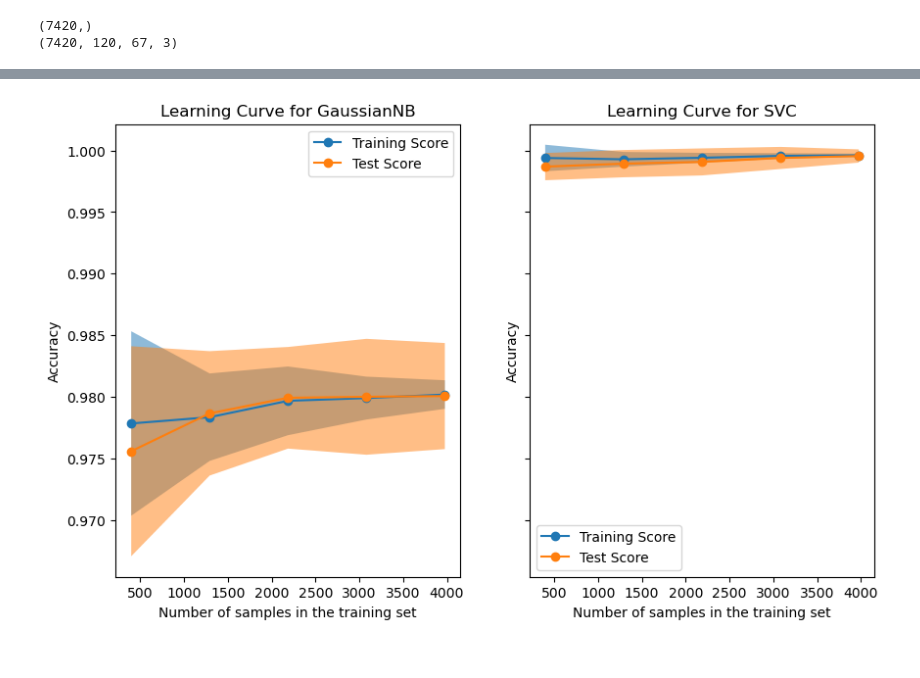
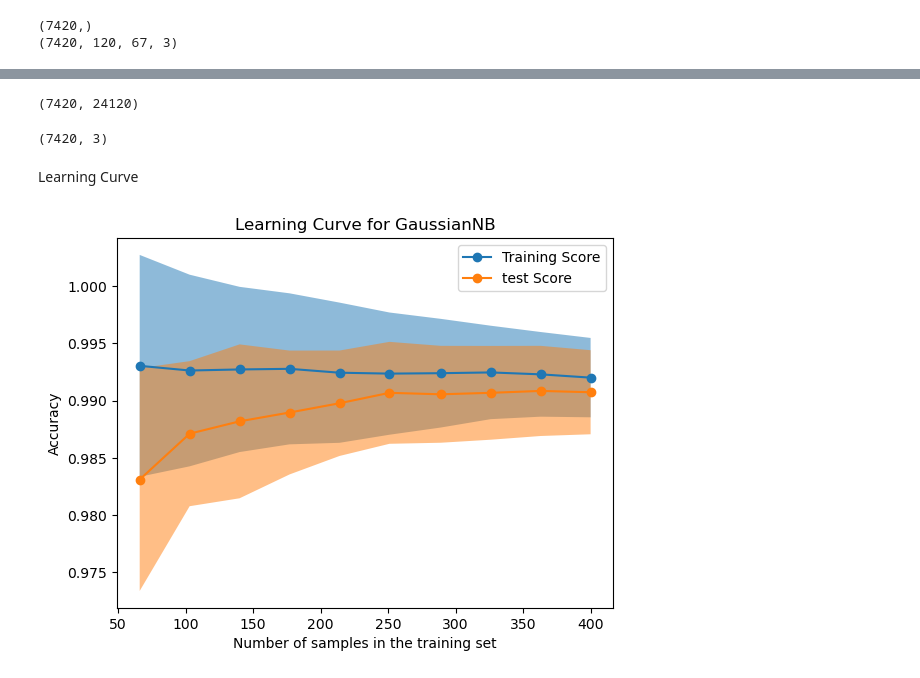
Before and after one commit to TomarLab/gesture_classification, a Jupyter notebook: classification_naive_bayes.ipynb, the cells around one changed output, grey strips where cells are left out. Cells and saved outputs as stored; diff of their text form; code cells hidden in the pictures.

```diff
--- a/classification_naive_bayes.ipynb
+++ b/classification_naive_bayes.ipynb
@@ -114,7 +153,7 @@ print(all_data.shape)
 from sklearn.model_selection import train_test_split
 
 ## split the data into tain test set: cross validation
-train_data, test_data, train_labels, test_labels = train_test_split(all_data, all_labels, test_size=0.33, random_state=21)
+train_data, test_data, train_labels, test_labels = train_test_split(all_data, all_labels, train_size=0.30, random_state=21)
 # %%
 print(train_data.shape)
 print(test_data.shape)
@@ -201,0 +246,14 @@ Confusion matrix, without normalization
+# %%
+from sklearn.manifold import TSNE
+
+# Load the data
+
+## Define the t-SNE model
+## n_components=3: This sets the number of dimensions of the output data to 3
+## learning_rate=200: controls tradeoff between the accuracy and speed of the optimization algorithm
+## perplexity=30: controls balance between local and global aspects of the data
+tsne = TSNE(n_components=3, perplexity=30, learning_rate=200)
+
+# Fit the model to the data
+train_tsne = tsne.fit_transform(train_2d)
+test_tsne = tsne.fit_transform(test_2d)
@@ -202,10 +302,18 @@ Confusion matrix, without normalization
+# %%
+all_data_2d = all_data.reshape(all_data.shape[0], -1)
+print(all_data_2d.shape)
+# %% [output]
+(7420, 24120)
 # %%
 from sklearn.manifold import TSNE
 
 # Load the data
 
-# Define the t-SNE model
-tsne = TSNE(n_components=2, perplexity=30, learning_rate=200)
+## Define the t-SNE model
+## n_components=3: This sets the number of dimensions of the output data to 3
+## learning_rate=200: controls tradeoff between the accuracy and speed of the optimization algorithm
+## perplexity=30: controls balance between local and global aspects of the data
+tsne = TSNE(n_components=3, perplexity=30, learning_rate=200)
 
 # Fit the model to the data
-train_tsne = tsne.fit_transform(train)
+all_data_tsne = tsne.fit_transform(all_data_2d)
@@ -218,26 +320,33 @@ svc = SVC(kernel="rbf", gamma=0.001)
+# %%
+all_data_tsne.shape
+# %% [output]
+(7420, 3)
+# %% [markdown]
+Learning Curve
 # %%
 import matplotlib.pyplot as plt
 import numpy as np
 from sklearn.model_selection import LearningCurveDisplay, ShuffleSplit
 
-fig, ax = plt.subplots(nrows=1, ncols=2, figsize=(10, 6), sharey=True)
+# fig, ax = plt.subplots(nrows=1, ncols=2, figsize=(10, 6), sharey=True)
+fig, ax = plt.subplots()
 
 common_params = {
     "X": train_tsne,
     "y": train_labels,
-    "train_sizes": np.linspace(0.1, 1.0, 5),
-    "cv": ShuffleSplit(n_splits=50, test_size=0.2, random_state=0),
+    "train_sizes": np.linspace(0.1, 0.6, 10),
+    "cv": ShuffleSplit(n_splits=50, test_size=0.7, random_state=0),
     "score_type": "both",
     "n_jobs": 4,
     "line_kw": {"marker": "o"},
     "std_display_style": "fill_between",
     "score_name": "Accuracy",
 }
 
-for ax_idx, estimator in enumerate([naive_bayes, svc]):
-    LearningCurveDisplay.from_estimator(estimator, **common_params, ax=ax[ax_idx])
-    handles, label = ax[ax_idx].get_legend_handles_labels()
-    ax[ax_idx].legend(handles[:2], ["Training Score", "Test Score"])
-    ax[ax_idx].set_title(f"Learning Curve for {estimator.__class__.__name__}")
+for ax_idx, estimator in enumerate([naive_bayes]):
+    LearningCurveDisplay.from_estimator(estimator, **common_params, ax=ax)
+    handles, label = ax.get_legend_handles_labels()
+    ax.legend(handles[:2], ["Training Score", "test Score"])
+    ax.set_title(f"Learning Curve for {estimator.__class__.__name__}")
 # %% [output]
-[figure, old version]
+[figure, new version]
```
Also changed, not shown: parts of 22 cells of this notebook, 1 other file.
